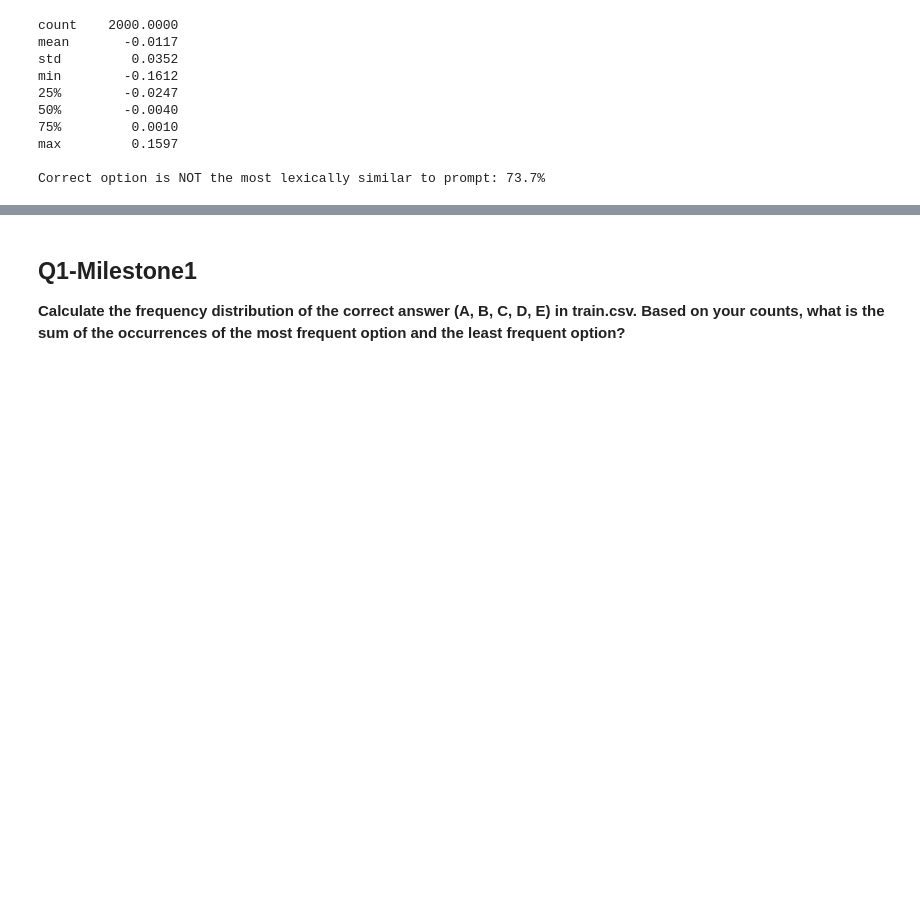
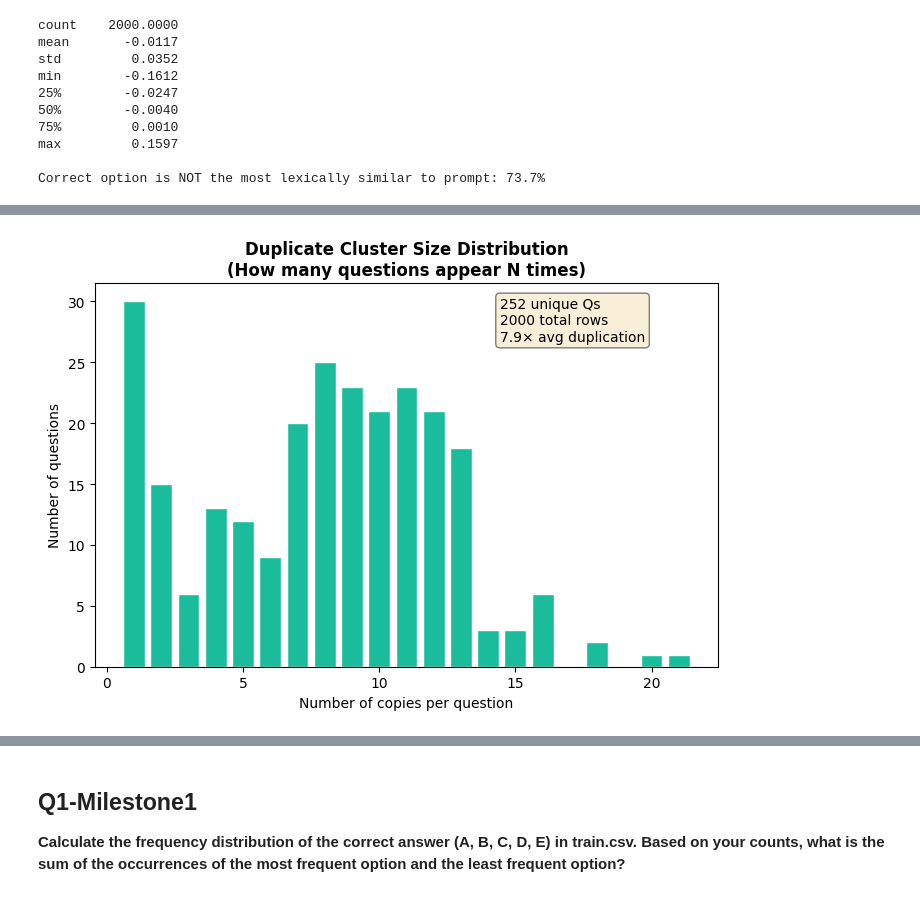
Before and after one commit to 22f3002567/dl-genai-project-26-t2, a Jupyter notebook: DL-22f3002567-notebook-t22026.ipynb, the cells around one changed output, grey strips where cells are left out. Saved outputs shown, nothing was run; the diff lists cells and outputs as text; code cells hidden in the pictures; blank space fills up the shorter version.

```diff
--- a/DL-22f3002567-notebook-t22026.ipynb
+++ b/DL-22f3002567-notebook-t22026.ipynb
@@ -524,0 +806,56 @@ Correct option is NOT the most lexically similar to prompt: 73.7%
+# %%
+plt.figure(figsize=(7,5))
+
+PREFIX_PATTERNS = [
+    r"^pick the best possible answer:?\s*",
+    r"^select the most accurate option:?\s*",
+    r"^determine the correct option:?\s*",
+    r"^identify the correct statement:?\s*",
+    r"^which of the following is correct\??\s*",
+    r"^choose the correct answer:?\s*"
+]
+
+SUFFIX_PATTERNS = [
+    r"\s*carefully\.?$",
+    r"\s*based on the given context\.?$",
+    r"\s*from the following choices\.?$",
+    r"\s*among the listed options\.?$"
+]
+
+def strip_wrapper(t):
+    t = t.lower().strip()
+    for p in PREFIX_PATTERNS:
+        t = re.sub(p, "", t)
+    for p in SUFFIX_PATTERNS:
+        t = re.sub(p, "", t)
+    return re.sub(r"\s+", " ", re.sub(r"[^a-z0-9\s]", " ", t)).strip()
+
+train["core"] = train["prompt"].apply(strip_wrapper)
+
+dup = train["core"].value_counts()
+cluster_sizes = dup.value_counts().sort_index()
+
+plt.bar(cluster_sizes.index, cluster_sizes.values,
+        color="#1abc9c", edgecolor="white")
+
+plt.title(
+    "Duplicate Cluster Size Distribution\n(How many questions appear N times)",
+    fontweight="bold"
+)
+
+plt.xlabel("Number of copies per question")
+plt.ylabel("Number of questions")
+
+plt.text(
+    0.65,
+    0.85,
+    "252 unique Qs\n2000 total rows\n7.9× avg duplication",
+    transform=plt.gca().transAxes,
+    fontsize=10,
+    bbox=dict(boxstyle="round", facecolor="wheat", alpha=0.5)
+)
+
+plt.tight_layout()
+plt.show()
+# %% [output]
+[figure, added]
```
Also changed, not shown: parts of 54 cells of this notebook.
